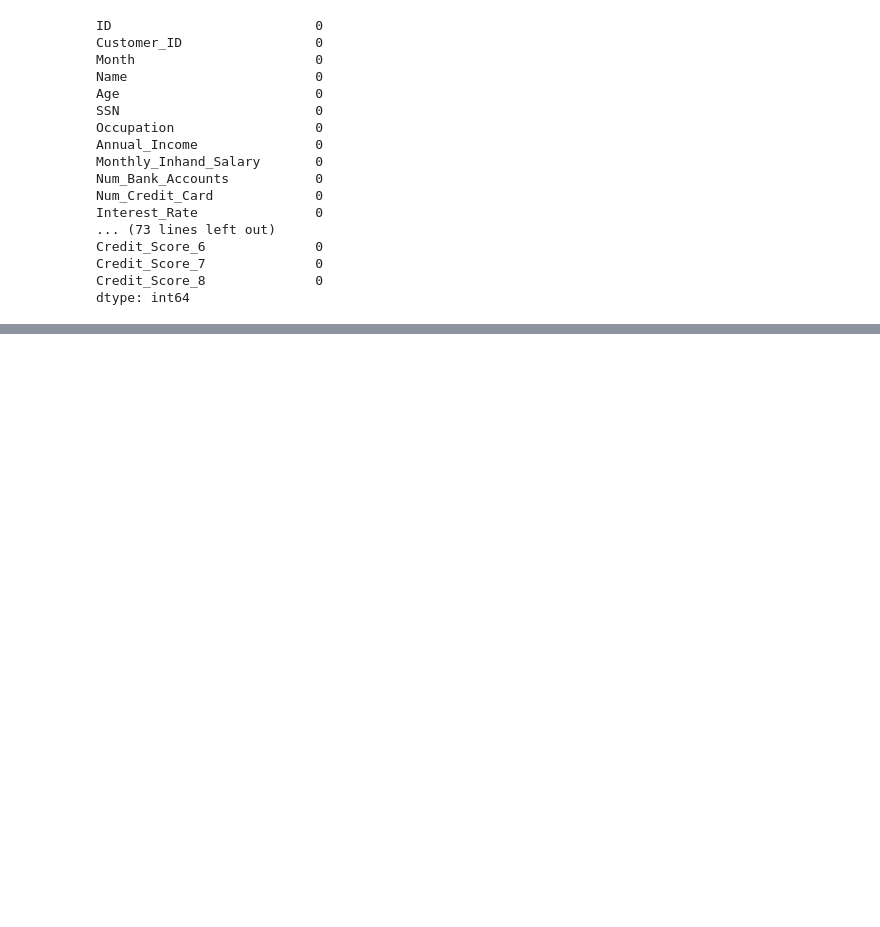
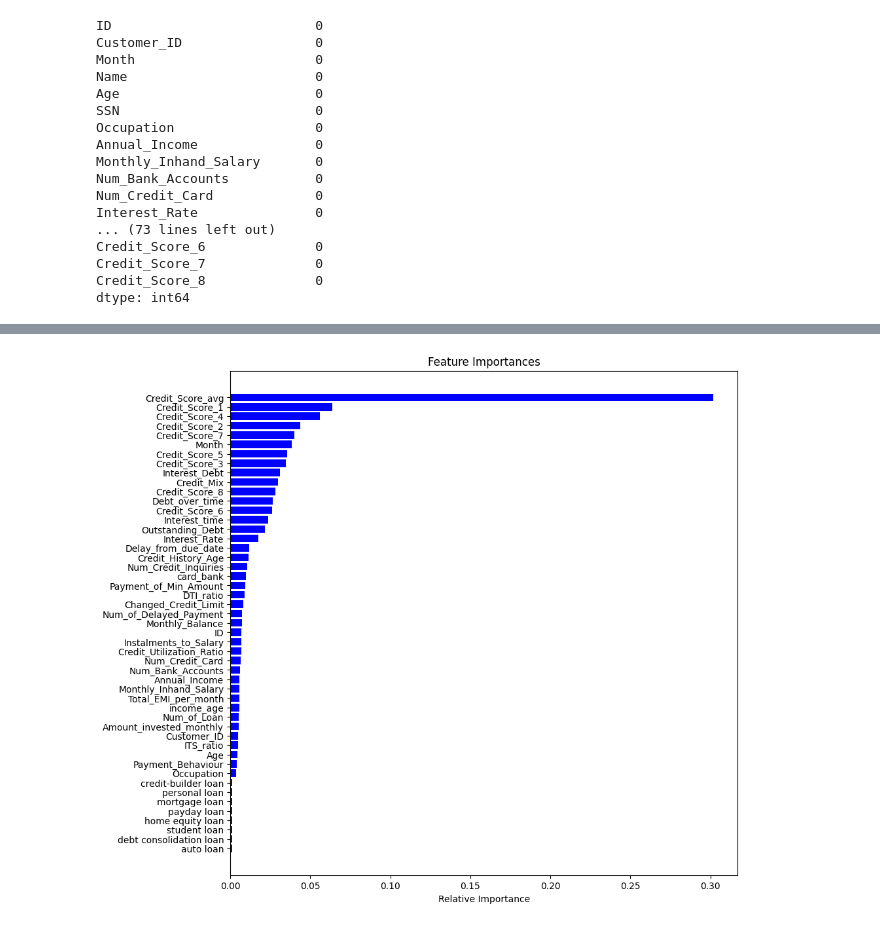
Before and after one commit to Behachee/Credit-Score-Classification, a Jupyter notebook: 3- Modeling/Final_Yash.ipynb, the cells around one changed output, grey strips where cells are left out. Drawn from its saved outputs; the diff is of its cells as text; code cells hidden in the pictures; blank space fills up the shorter version.

```diff
--- a/3- Modeling/Final_Yash.ipynb
+++ b/3- Modeling/Final_Yash.ipynb
@@ -336,0 +407,22 @@ dtype: int64
+# %%
+def ordinal_encode_occupation(train, test):
+    #Occupation ranked from highest to lowest annual income on all data
+    desired_categories_3 = ['Musician', 'Writer', 'Manager', 'Architect' , 'Scientist', 'Entrepreneur', 'Media_Manager', 'Accountant',\
+                             'Engineer', 'Developer', 'Mechanic', 'Teacher', 'Doctor' ,'Lawyer', 'Journalist']
+    feature_encoder_3 = OrdinalEncoder(categories = [desired_categories_3])
+    train['Occupation'] = feature_encoder_3.fit_transform(train['Occupation'].values.reshape(-1, 1))
+    test['Occupation'] = feature_encoder_3.fit_transform(test['Occupation'].values.reshape(-1, 1))
+
+    return train, test
+# %%
+def label_encode_payment_behaviour(train, test, label_encoder):
+    train['Payment_Behaviour'] = label_encoder.fit_transform(train['Payment_Behaviour'])
+    test[ 'Payment_Behaviour'] = label_encoder.fit_transform(test[ 'Payment_Behaviour'])
+
+    return train, test
+# %%
+def label_encode_payment_of_min_amt(train, test, label_encoder):
+    train['Payment_of_Min_Amount'] = label_encoder.fit_transform(train['Payment_of_Min_Amount'])
+    test[ 'Payment_of_Min_Amount'] = label_encoder.fit_transform(test[ 'Payment_of_Min_Amount'])
+
+    return train, test
@@ -432,3 +501,3 @@ These are the cross validation scores 0.9784428571428572
 # %%
-RF = make_pipeline(RandomForestClassifier(random_state=0, n_estimators= 1000, max_features= 4, n_jobs=  -1))
+RF = make_pipeline(RandomForestClassifier(criterion = 'log_loss',random_state=0, n_jobs=-1, min_samples_split=5, min_samples_leaf=4, max_depth=10))
 RF.fit(X_train, y_train)
@@ -459,0 +528,14 @@ def generate_submission(model, X_test):
+# %%
+# plot and print the important features
+features = X_train.columns
+importances = RF.steps[0][1].feature_importances_
+indices = np.argsort(importances)
+
+plt.figure(figsize=(10,10))
+plt.title('Feature Importances')
+plt.barh(range(len(indices)), importances[indices], color='b', align='center')
+plt.yticks(range(len(indices)), features[indices])
+plt.xlabel('Relative Importance')
+plt.show()
+# %% [output]
+[figure, added]
```
Also changed, not shown: parts of 18 cells of this notebook.
